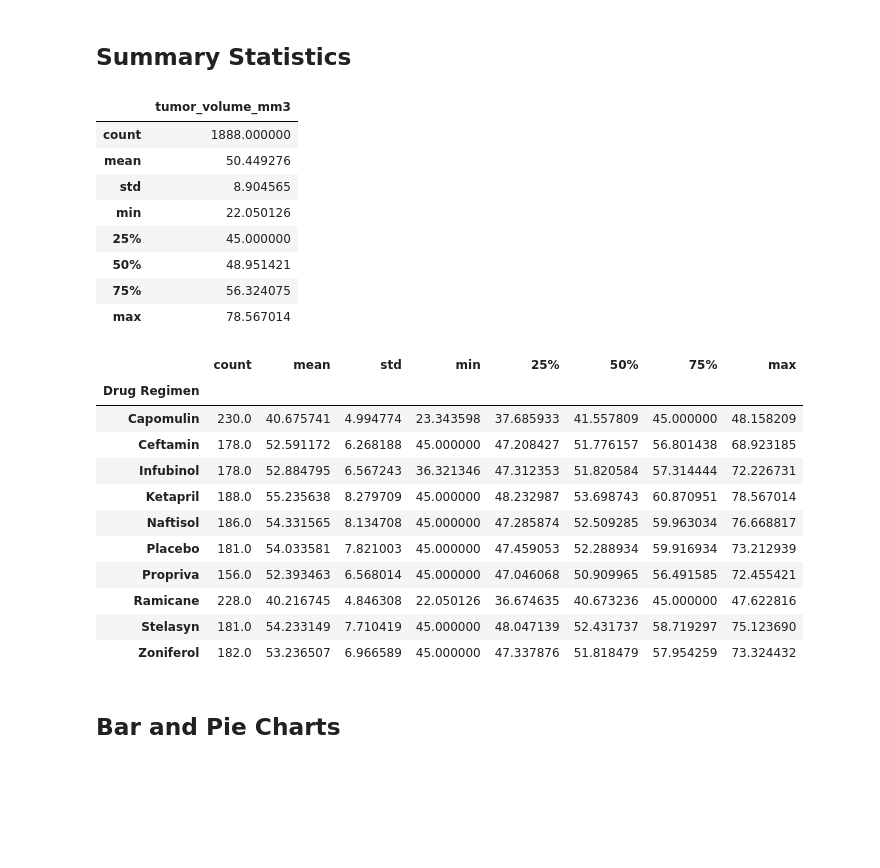
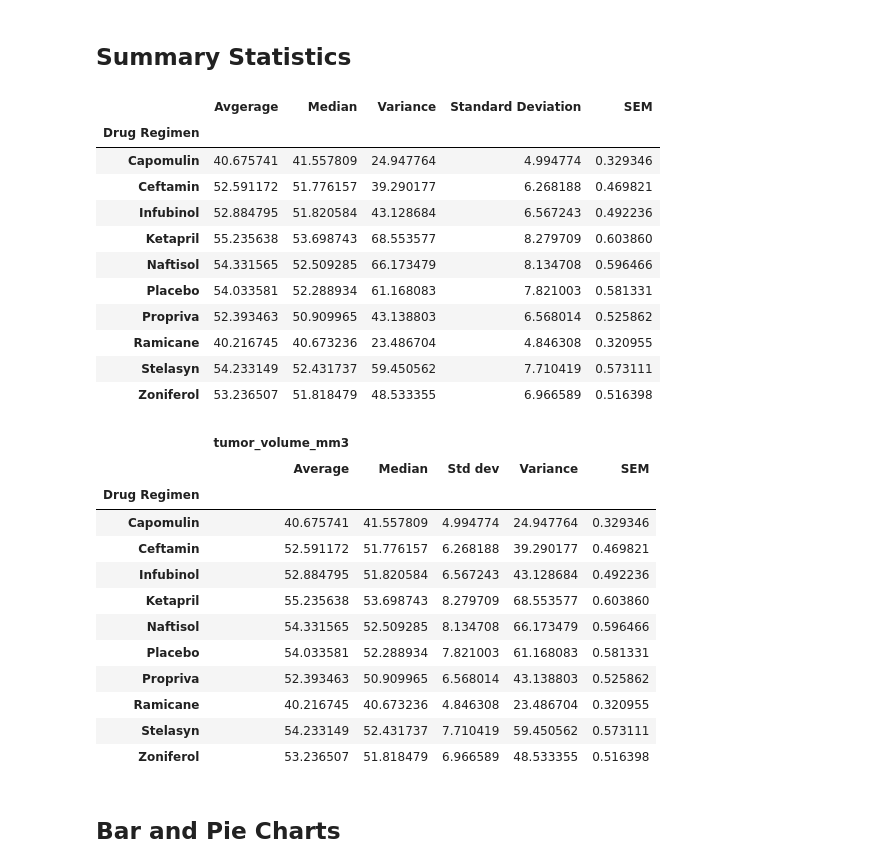
Before and after one commit to Phillips4100/The-Power-of-Plots-Homework, a Jupyter notebook: Pymaceuticals/pymaceuticals_starter.ipynb, the cells around one changed output. Saved outputs shown, nothing was run; the diff lists cells and outputs as text; code cells hidden in the pictures; blank space fills up the shorter version.

```diff
--- a/Pymaceuticals/pymaceuticals_starter.ipynb
+++ b/Pymaceuticals/pymaceuticals_starter.ipynb
@@ -107,40 +95,57 @@ print (len(df['mouse_id']))
 # %%
 # Generate a summary statistics table of mean, median, variance, standard deviation, and SEM of the tumor volume for each regimen
 # df.describe
-df[["tumor_volume_mm3"]].describe()
-
+# df[["tumor_volume_mm3"]].describe()
+avg_tv=df.groupby('Drug Regimen').mean()['tumor_volume_mm3']
+median_tv=df.groupby('Drug Regimen').median()['tumor_volume_mm3']
+tv_variance=df.groupby('Drug Regimen').var()['tumor_volume_mm3']
+tv_std=df.groupby('Drug Regimen').std()['tumor_volume_mm3']
+tv_sem=df.groupby('Drug Regimen').sem()['tumor_volume_mm3']
+ss_df1= pd.DataFrame({'Avgerage': avg_tv, 'Median': median_tv, 'Variance': tv_variance, 'Standard Deviation': tv_std, 'SEM': tv_sem})
 # groupby.agg([sem])
 # This method is the most straighforward, creating multiple series and putting them all together at the end
+ss_df1
 # %% [output]
-|  | tumor_volume_mm3 |
-| count | 1888.000000 |
-| mean | 50.449276 |
-| std | 8.904565 |
-| min | 22.050126 |
-| 25% | 45.000000 |
-| 50% | 48.951421 |
-| 75% | 56.324075 |
-| max | 78.567014 |
+|  | Avgerage | Median | Variance | Standard Deviation | SEM |
+| Drug Regimen |  |  |  |  |  |
+| Capomulin | 40.675741 | 41.557809 | 24.947764 | 4.994774 | 0.329346 |
+| Ceftamin | 52.591172 | 51.776157 | 39.290177 | 6.268188 | 0.469821 |
+| Infubinol | 52.884795 | 51.820584 | 43.128684 | 6.567243 | 0.492236 |
+| Ketapril | 55.235638 | 53.698743 | 68.553577 | 8.279709 | 0.603860 |
+| Naftisol | 54.331565 | 52.509285 | 66.173479 | 8.134708 | 0.596466 |
+| Placebo | 54.033581 | 52.288934 | 61.168083 | 7.821003 | 0.581331 |
+| Propriva | 52.393463 | 50.909965 | 43.138803 | 6.568014 | 0.525862 |
+| Ramicane | 40.216745 | 40.673236 | 23.486704 | 4.846308 | 0.320955 |
+| Stelasyn | 54.233149 | 52.431737 | 59.450562 | 7.710419 | 0.573111 |
+| Zoniferol | 53.236507 | 51.818479 | 48.533355 | 6.966589 | 0.516398 |
 # %%
 # Generate a summary statistics table of mean, median, variance, standard deviation, and SEM of the tumor volume for each regimen
-regimen_summary=df.groupby('Drug Regimen').tumor_volume_mm3.describe()
+# regimen_summary=df.groupby('Drug Regimen').tumor_volume_mm3.describe()
+regimen_summary=df.groupby('Drug Regimen').agg({'tumor_volume_mm3': ['mean', 'median', 'std', 'var', 'sem']})
+sales_summary = pd.DataFrame(regimen_summary)
+sales_summary=sales_summary.rename(columns={'mean': 'Average', 'median': 'Median', 'std': 'Std dev', 'var': 'Variance', 'sem': 'SEM'})
+#                              , columns = ['Average', 'Median', 'Variance', 'Std dev', 'SEM'])
+# .agg
+# avg_weight=df.groupby('Drug Regimen').mean()['tumor_volume_mm3']
+#newdf= pd.DataFrame({'Avg': avg_weight, 'Mean': })
 # sem=df.sem()
 # This method produces everything in a single groupby function
-regimen_summary
+sales_summary
 # print (sem.head())
 # %% [output]
-|  | count | mean | std | min | 25% | 50% | 75% | max |
-| Drug Regimen |  |  |  |  |  |  |  |  |
-| Capomulin | 230.0 | 40.675741 | 4.994774 | 23.343598 | 37.685933 | 41.557809 | 45.000000 | 48.158209 |
-| Ceftamin | 178.0 | 52.591172 | 6.268188 | 45.000000 | 47.208427 | 51.776157 | 56.801438 | 68.923185 |
-| Infubinol | 178.0 | 52.884795 | 6.567243 | 36.321346 | 47.312353 | 51.820584 | 57.314444 | 72.226731 |
-| Ketapril | 188.0 | 55.235638 | 8.279709 | 45.000000 | 48.232987 | 53.698743 | 60.870951 | 78.567014 |
-| Naftisol | 186.0 | 54.331565 | 8.134708 | 45.000000 | 47.285874 | 52.509285 | 59.963034 | 76.668817 |
-| Placebo | 181.0 | 54.033581 | 7.821003 | 45.000000 | 47.459053 | 52.288934 | 59.916934 | 73.212939 |
-| Propriva | 156.0 | 52.393463 | 6.568014 | 45.000000 | 47.046068 | 50.909965 | 56.491585 | 72.455421 |
-| Ramicane | 228.0 | 40.216745 | 4.846308 | 22.050126 | 36.674635 | 40.673236 | 45.000000 | 47.622816 |
-| Stelasyn | 181.0 | 54.233149 | 7.710419 | 45.000000 | 48.047139 | 52.431737 | 58.719297 | 75.123690 |
-| Zoniferol | 182.0 | 53.236507 | 6.966589 | 45.000000 | 47.337876 | 51.818479 | 57.954259 | 73.324432 |
+|  | tumor_volume_mm3 |  |  |  |  |
+|  | Average | Median | Std dev | Variance | SEM |
+| Drug Regimen |  |  |  |  |  |
+| Capomulin | 40.675741 | 41.557809 | 4.994774 | 24.947764 | 0.329346 |
+| Ceftamin | 52.591172 | 51.776157 | 6.268188 | 39.290177 | 0.469821 |
+| Infubinol | 52.884795 | 51.820584 | 6.567243 | 43.128684 | 0.492236 |
+| Ketapril | 55.235638 | 53.698743 | 8.279709 | 68.553577 | 0.603860 |
+| Naftisol | 54.331565 | 52.509285 | 8.134708 | 66.173479 | 0.596466 |
+| Placebo | 54.033581 | 52.288934 | 7.821003 | 61.168083 | 0.581331 |
+| Propriva | 52.393463 | 50.909965 | 6.568014 | 43.138803 | 0.525862 |
+| Ramicane | 40.216745 | 40.673236 | 4.846308 | 23.486704 | 0.320955 |
+| Stelasyn | 54.233149 | 52.431737 | 7.710419 | 59.450562 | 0.573111 |
+| Zoniferol | 53.236507 | 51.818479 | 6.966589 | 48.533355 | 0.516398 |
 # %% [markdown]
 ## Bar and Pie Charts
 # %%
```
Also changed, not shown: parts of 6 cells of this notebook.
